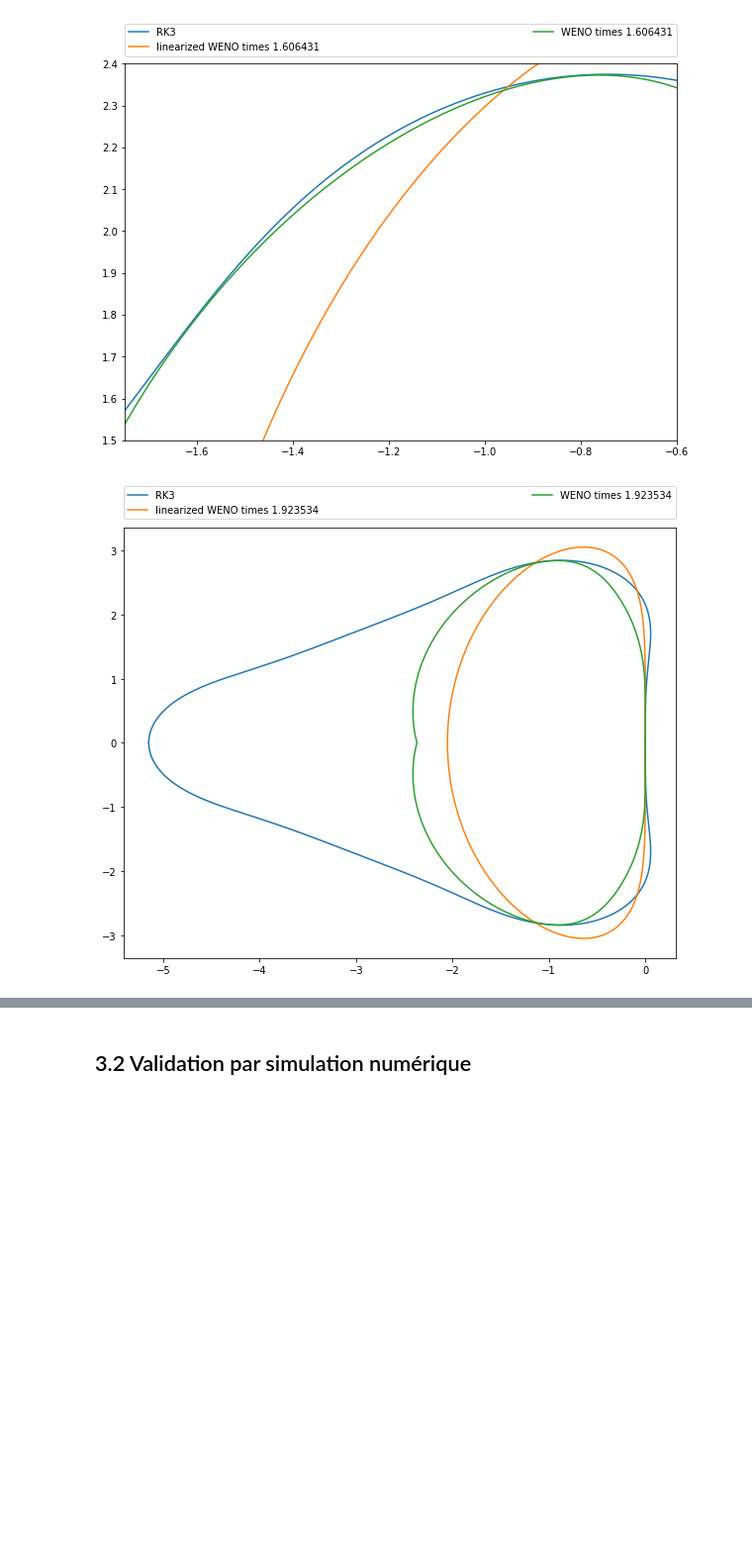
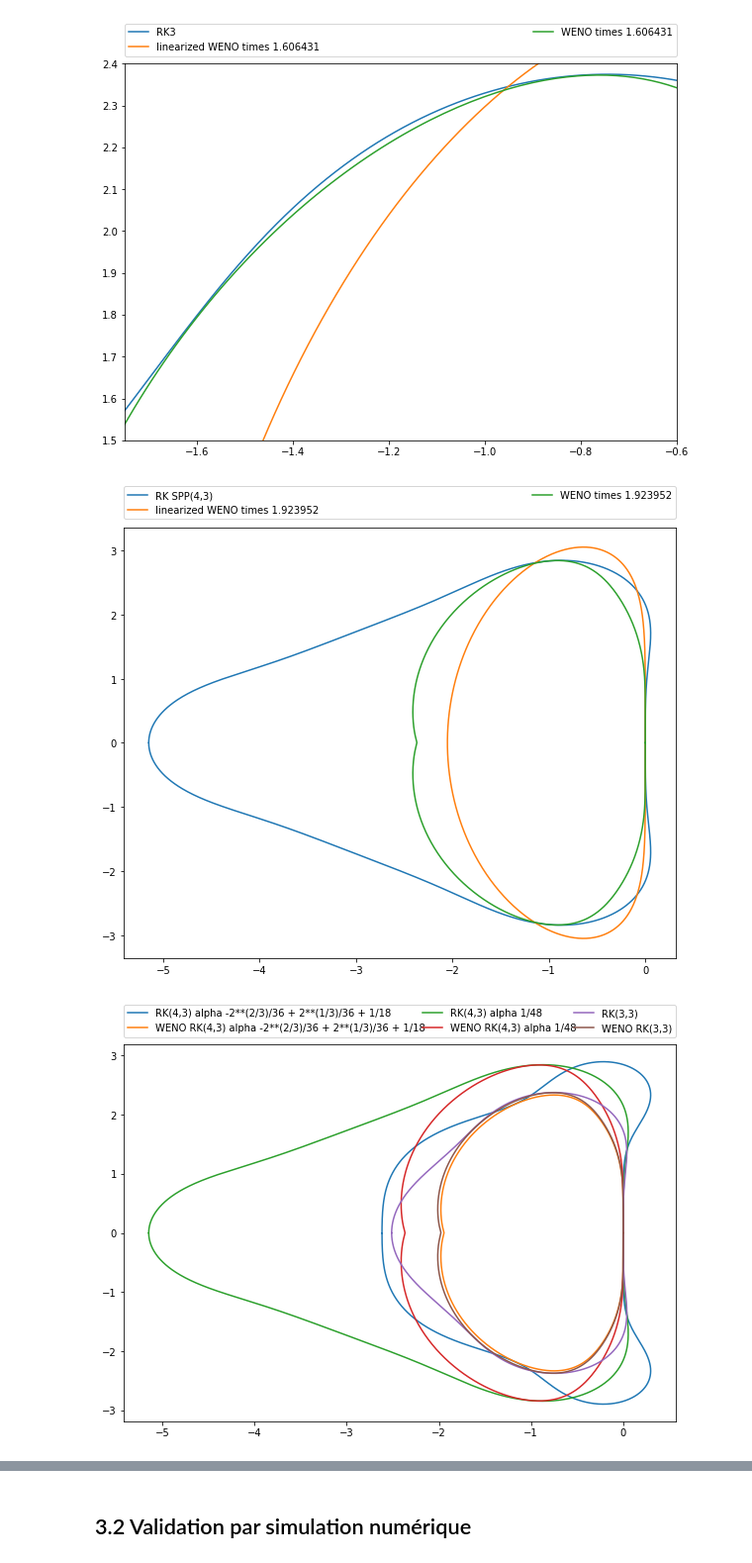
Before and after one commit to kivvix/miMaS, a Jupyter notebook: cfl_weno/cfl.ipynb, the cells around one changed output, grey strips where cells are left out. Shown at 99% size. Drawn from its saved outputs; the diff is of its cells as text; code cells hidden in the pictures; blank space fills up the shorter version.

```diff
--- a/cfl_weno/cfl.ipynb
+++ b/cfl_weno/cfl.ipynb
@@ -945,8 +919,8 @@ plt.rcParams['figure.figsize'] = save_figsize
 save_figsize = plt.rcParams['figure.figsize']
 plt.rcParams['figure.figsize'] = [10, 8]
 
-b_rk = b34[::4]; n=3
-plt.plot(*reim(b_rk[:]),label="RK%i"%n)
+b_rk = b34[::4]
+plt.plot(*reim(b_rk[:]),label="RK SPP(4,3)")
 plt.plot(*reim(-sigma_w34*wenol.data_z[:]),label="linearized WENO times %f"%sigma_w34)
 plt.plot(*reim(-sigma_w34*weno.data[:]),label="WENO times %f"%sigma_w34)
 #plt.axis('equal')
@@ -955,4 +929,20 @@ plt.show()
 
 plt.rcParams['figure.figsize'] = save_figsize
 # %% [output]
-[figure, old version]
+[figure, new version]
+# %%
+save_figsize = plt.rcParams['figure.figsize']
+plt.rcParams['figure.figsize'] = [10, 7]
+
+plt.plot(*reim(bn),label="RK(4,3) alpha {}".format(alphas[0]))
+plt.plot(*reim(-1.579*weno.data),label="WENO RK(4,3) alpha {}".format(alphas[0]))
+plt.plot(*reim(b34),label="RK(4,3) alpha {}".format(sp.Rational(1,48)))
+plt.plot(*reim(-1.923*weno.data),label="WENO RK(4,3) alpha {}".format(sp.Rational(1,48)))
+plt.plot(*reim(b3),label="RK(3,3)")
+plt.plot(*reim(-1.606*weno.data),label="WENO RK(3,3)")
+plt.legend(bbox_to_anchor=(0., 1.02, 1.,.102),loc=3,ncol=3,mode="expand",borderaxespad=0.)
+plt.show()
+
+plt.rcParams['figure.figsize'] = save_figsize
+# %% [output]
+[figure, added]
```
Also changed, not shown: parts of 11 cells of this notebook.
